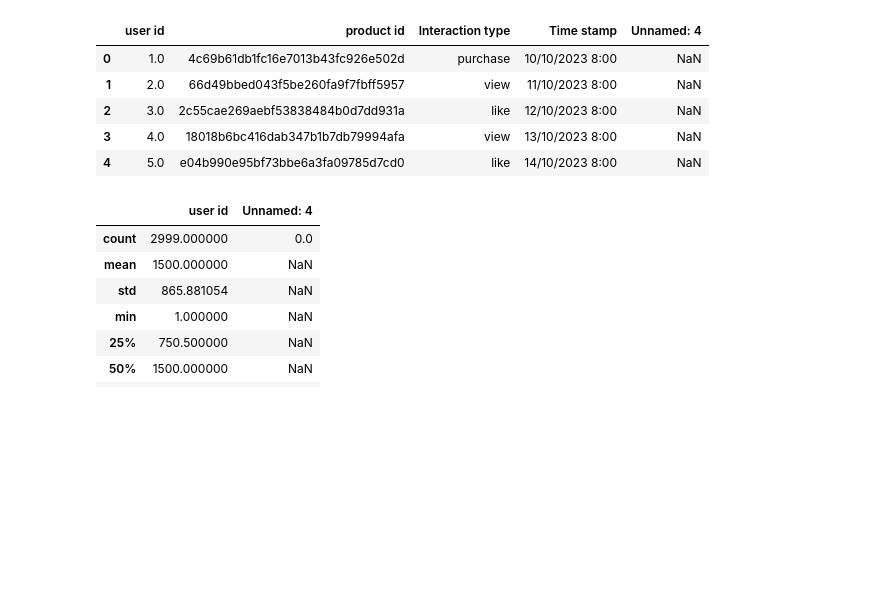
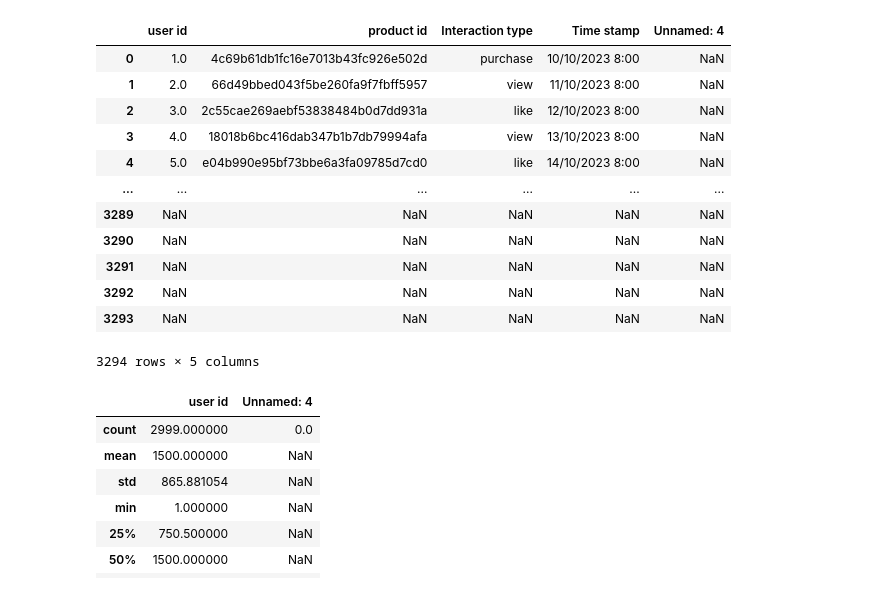
Before and after one commit to SajjaManojMohi/AI_Recommendation_Engine, a Jupyter notebook: project.ipynb, the cells around one changed output. Drawn from its saved outputs; the diff is of its cells as text; code cells hidden in the pictures; blank space fills up the shorter version.

```diff
--- a/project.ipynb
+++ b/project.ipynb
@@ -5,14 +5,21 @@ import matplotlib as plt
 import seaborn as sns
 # %%
 df1 = pd.read_csv('E-commerece sales data 2024.csv')
-df1.head()
+df1
 # %% [output]
 |  | user id | product id | Interaction type | Time stamp | Unnamed: 4 |
 | 0 | 1.0 | 4c69b61db1fc16e7013b43fc926e502d | purchase | 10/10/2023 8:00 | NaN |
 | 1 | 2.0 | 66d49bbed043f5be260fa9f7fbff5957 | view | 11/10/2023 8:00 | NaN |
 | 2 | 3.0 | 2c55cae269aebf53838484b0d7dd931a | like | 12/10/2023 8:00 | NaN |
 | 3 | 4.0 | 18018b6bc416dab347b1b7db79994afa | view | 13/10/2023 8:00 | NaN |
 | 4 | 5.0 | e04b990e95bf73bbe6a3fa09785d7cd0 | like | 14/10/2023 8:00 | NaN |
+| ... | ... | ... | ... | ... | ... |
+| 3289 | NaN | NaN | NaN | NaN | NaN |
+| 3290 | NaN | NaN | NaN | NaN | NaN |
+| 3291 | NaN | NaN | NaN | NaN | NaN |
+| 3292 | NaN | NaN | NaN | NaN | NaN |
+| 3293 | NaN | NaN | NaN | NaN | NaN |
+3294 rows × 5 columns
 # %%
 df1.describe()
 # %% [output]
```
Also changed, not shown: parts of 17 cells of this notebook.
